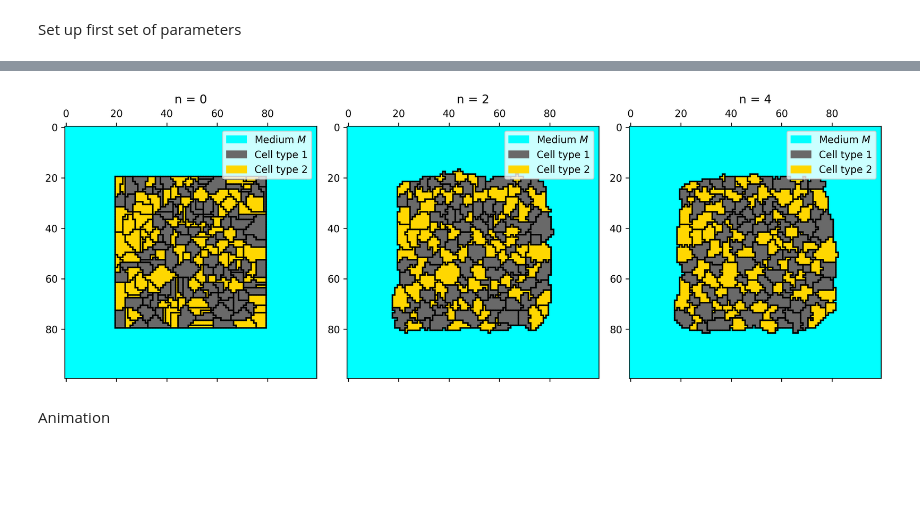
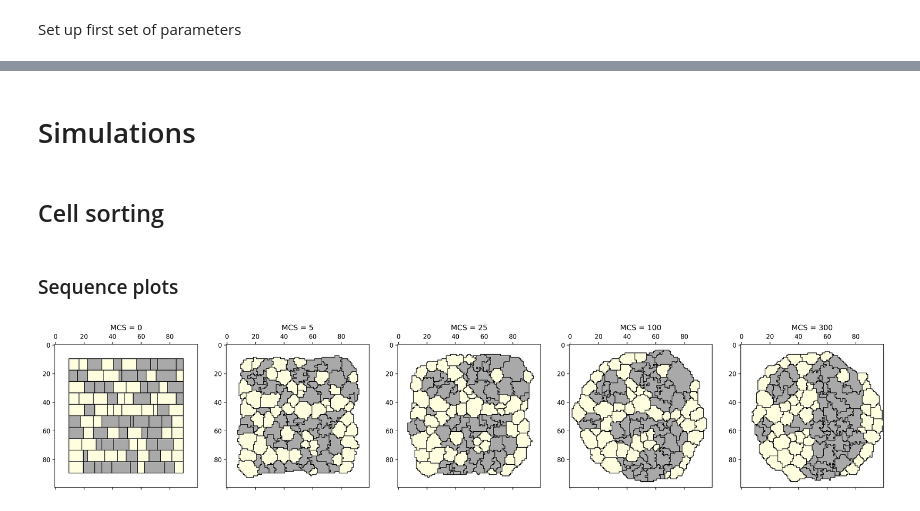
Before and after one commit to jonas4climate/metabolic-cellular-modelling, a Jupyter notebook: assignment4.ipynb, the cells around one changed output, grey strips where cells are left out. Drawn from its saved outputs; the diff is of its cells as text; code cells hidden in the pictures; blank space fills up the shorter version.

Commit message:
Major refactoring, code cleanup, added docstring everywhere and refactored the plotting

```diff
--- a/assignment4.ipynb
+++ b/assignment4.ipynb
@@ -280,10 +184,0 @@ def rectangular_grid(nx, n_rows, n_cols, width, height):
-# %%
-grid = rectangular_grid(100, 10, 10, 80, 80)
-
-fig, ax = plt.subplots(1,2,figsize=(12,6))
-plot_cellular_potts(ax[0], grid, 2, 0)
-
-grid = rectangular_grid(100, 10, 10, 80, 80)
-plot_cellular_potts(ax[1], grid, 2, 0)
-
-plt.show()
@@ -443,0 +432,2 @@ Simulate and plot paper-like version
+# %% [markdown]
+# Simulations
@@ -444,12 +436,24 @@ Simulate and plot paper-like version
+# %% [markdown]
+## Cell sorting
+# %% [markdown]
+### Sequence plots
 # %%
-np.random.seed(42) # TODO: remove if not needed
-return_metrics_at = [0, 2, 4]
-grid, metrics = Cellular_Potts_model(J=J, A=A, n_MCS=n_MCS, T=T, n_cells=n_cells, n_types=n_types, padding=padding, nx=nx, K=k, lam_vol=lam_vol, return_metrics_at=return_metrics_at)
+# Initial grid
+grid = rectangular_grid(nx, n_rows, n_cols, width, height)
+
+# Return the grid at this time steps (MCS)
+return_metrics_at = [0, 5, 25, 100, 300]
+
+# Simulation
+grid, metrics = Cellular_Potts_model(grid, J, A, n_MCS, n_types, T, k, lam_vol, return_metrics_at)
 grids = metrics['grids']
-fig = sequence_plot(return_metrics_at, grids, n_types, MCS)
-fig.savefig(f'{MEDIA_PATH}/cellular_potts_paper.png', bbox_inches='tight')
+
+# Plotting
+colors = ['darkgray', 'lightyellow']
+
+fig, axes = plt.subplots(1, 5, figsize=(24,6), dpi=300)
+sequence_plot(axes, return_metrics_at, grids, n_types, colors)
+fig.savefig(f'{MEDIA_PATH}/cell_sorting.png', bbox_inches='tight')
 fig.show()
 # %% [output]
-[figure, old version]
+[figure, new version]
-# %% [markdown]
-Animation
```
Also changed, not shown: parts of 20 cells of this notebook, 4 other files.
